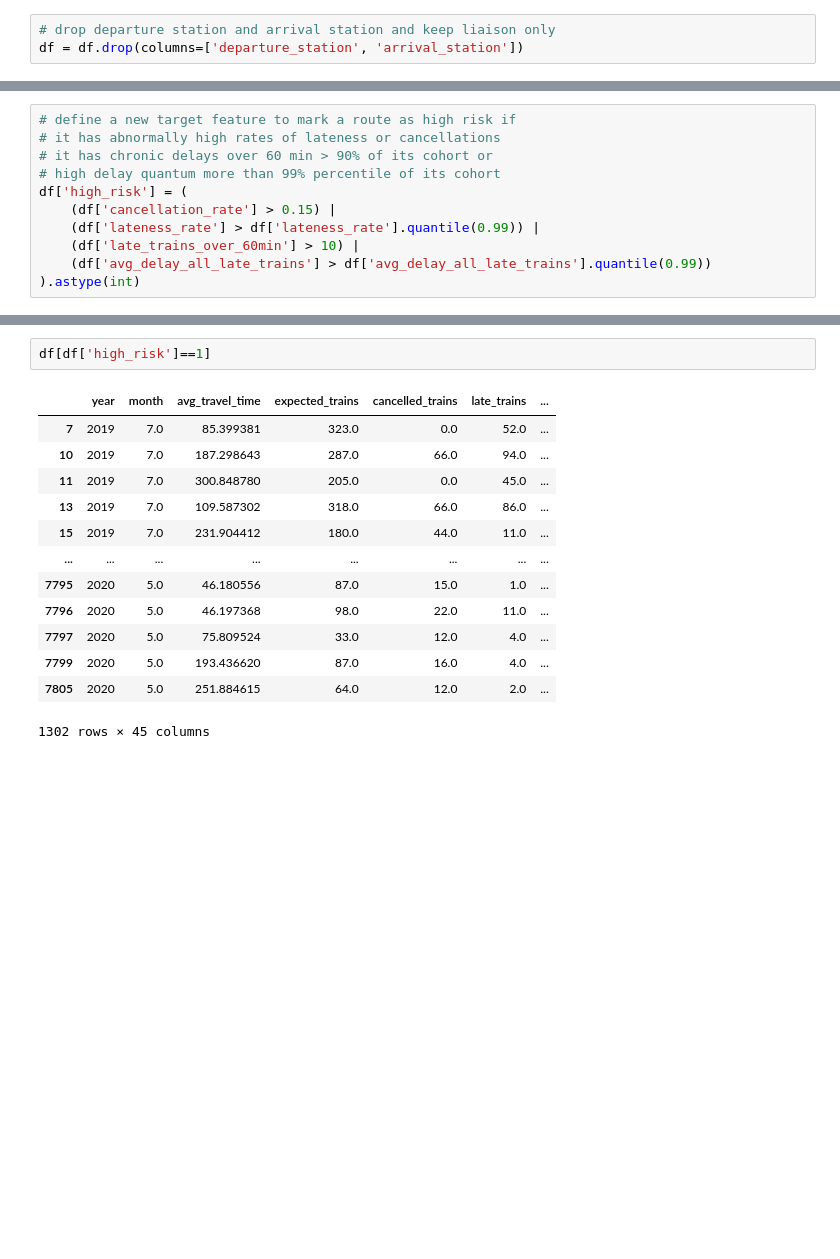
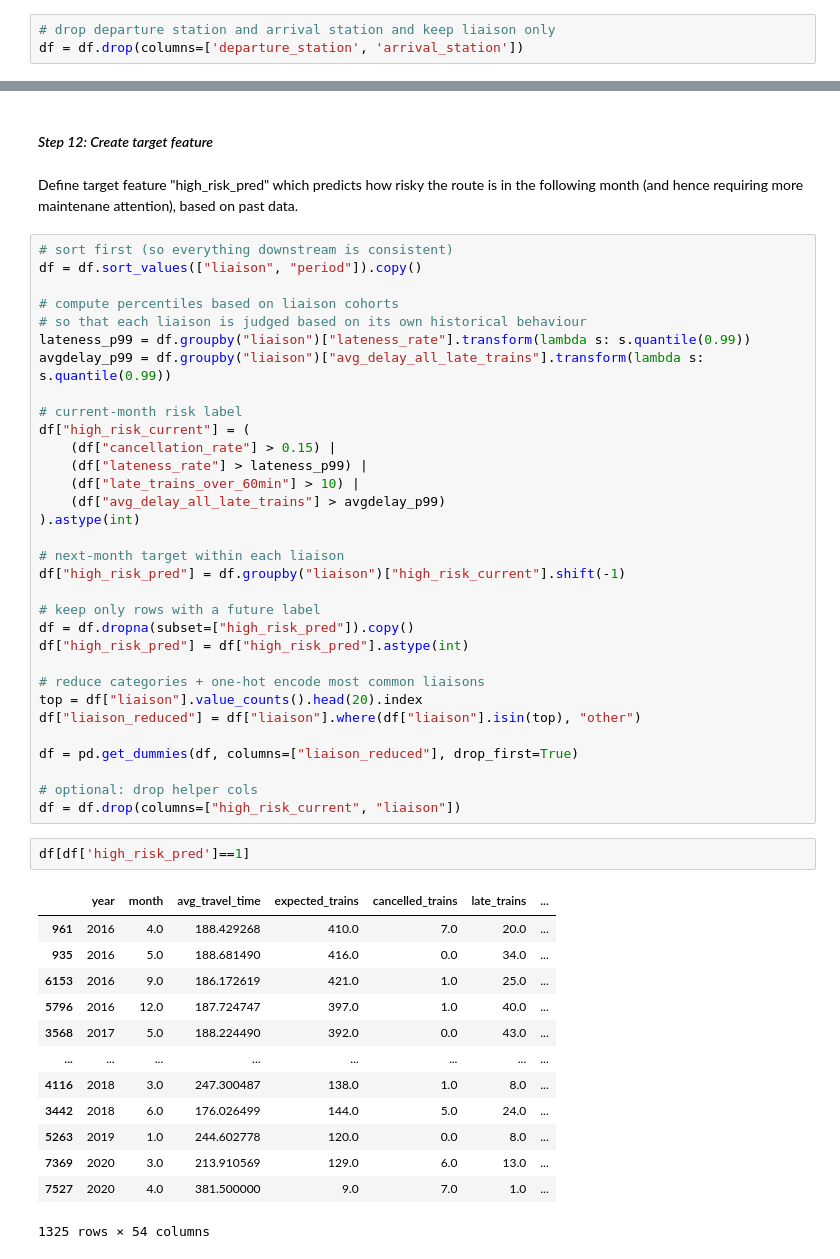
Before and after one commit to fangwan90/HaaS_Git, a Jupyter notebook: Capstone/Capstone.ipynb, the cells around one changed output, grey strips where cells are left out. Cells and saved outputs as stored; diff of their text form; blank space fills up the shorter version.

```diff
--- a/Capstone/Capstone.ipynb
+++ b/Capstone/Capstone.ipynb
@@ -650,11 +650,0 @@ df.drop(columns=['liaison'], inplace=True)
-# %%
-# define a new target feature to mark a route as high risk if
-# it has abnormally high rates of lateness or cancellations
-# it has chronic delays over 60 min > 90% of its cohort or
-# high delay quantum more than 99% percentile of its cohort
-df['high_risk'] = (
-    (df['cancellation_rate'] > 0.15) |
-    (df['lateness_rate'] > df['lateness_rate'].quantile(0.99)) |
-    (df['late_trains_over_60min'] > 10) |
-    (df['avg_delay_all_late_trains'] > df['avg_delay_all_late_trains'].quantile(0.99))
-).astype(int)
@@ -661,19 +702,55 @@ df['high_risk'] = (
+# %% [markdown]
+#### _Step 12: Create target feature_
+# %% [markdown]
+Define target feature "high_risk_pred" which predicts how risky the route is in the following month (and hence requiring more maintenane attention), based on past data.
+# %%
+# sort first (so everything downstream is consistent)
+df = df.sort_values(["liaison", "period"]).copy()
+
+# compute percentiles based on liaison cohorts
+# so that each liaison is judged based on its own historical behaviour
+lateness_p99 = df.groupby("liaison")["lateness_rate"].transform(lambda s: s.quantile(0.99))
+avgdelay_p99 = df.groupby("liaison")["avg_delay_all_late_trains"].transform(lambda s: s.quantile(0.99))
+
+# current-month risk label
+df["high_risk_current"] = (
+    (df["cancellation_rate"] > 0.15) |
+    (df["lateness_rate"] > lateness_p99) |
+    (df["late_trains_over_60min"] > 10) |
+    (df["avg_delay_all_late_trains"] > avgdelay_p99)
+).astype(int)
+
+# next-month target within each liaison
+df["high_risk_pred"] = df.groupby("liaison")["high_risk_current"].shift(-1)
+
+# keep only rows with a future label
+df = df.dropna(subset=["high_risk_pred"]).copy()
+df["high_risk_pred"] = df["high_risk_pred"].astype(int)
+
+# reduce categories + one-hot encode most common liaisons
+top = df["liaison"].value_counts().head(20).index
+df["liaison_reduced"] = df["liaison"].where(df["liaison"].isin(top), "other")
+
+df = pd.get_dummies(df, columns=["liaison_reduced"], drop_first=True)
+
+# optional: drop helper cols
+df = df.drop(columns=["high_risk_current", "liaison"])
 # %%
-df[df['high_risk']==1]
+df[df['high_risk_pred']==1]
 # %% [output]
 |  | year | month | avg_travel_time | expected_trains | cancelled_trains | late_trains | ... |
-| 7 | 2019 | 7.0 | 85.399381 | 323.0 | 0.0 | 52.0 | ... |
-| 10 | 2019 | 7.0 | 187.298643 | 287.0 | 66.0 | 94.0 | ... |
-| 11 | 2019 | 7.0 | 300.848780 | 205.0 | 0.0 | 45.0 | ... |
-| 13 | 2019 | 7.0 | 109.587302 | 318.0 | 66.0 | 86.0 | ... |
-| 15 | 2019 | 7.0 | 231.904412 | 180.0 | 44.0 | 11.0 | ... |
+| 961 | 2016 | 4.0 | 188.429268 | 410.0 | 7.0 | 20.0 | ... |
+| 935 | 2016 | 5.0 | 188.681490 | 416.0 | 0.0 | 34.0 | ... |
+| 6153 | 2016 | 9.0 | 186.172619 | 421.0 | 1.0 | 25.0 | ... |
+| 5796 | 2016 | 12.0 | 187.724747 | 397.0 | 1.0 | 40.0 | ... |
+| 3568 | 2017 | 5.0 | 188.224490 | 392.0 | 0.0 | 43.0 | ... |
 | ... | ... | ... | ... | ... | ... | ... | ... |
-| 7795 | 2020 | 5.0 | 46.180556 | 87.0 | 15.0 | 1.0 | ... |
-| 7796 | 2020 | 5.0 | 46.197368 | 98.0 | 22.0 | 11.0 | ... |
-| 7797 | 2020 | 5.0 | 75.809524 | 33.0 | 12.0 | 4.0 | ... |
-| 7799 | 2020 | 5.0 | 193.436620 | 87.0 | 16.0 | 4.0 | ... |
-| 7805 | 2020 | 5.0 | 251.884615 | 64.0 | 12.0 | 2.0 | ... |
+| 4116 | 2018 | 3.0 | 247.300487 | 138.0 | 1.0 | 8.0 | ... |
+| 3442 | 2018 | 6.0 | 176.026499 | 144.0 | 5.0 | 24.0 | ... |
+| 5263 | 2019 | 1.0 | 244.602778 | 120.0 | 0.0 | 8.0 | ... |
+| 7369 | 2020 | 3.0 | 213.910569 | 129.0 | 6.0 | 13.0 | ... |
+| 7527 | 2020 | 4.0 | 381.500000 | 9.0 | 7.0 | 1.0 | ... |
-1302 rows × 45 columns
+1325 rows × 54 columns
 # %%
 df.info()
 # %% [output]
```
Also changed, not shown: parts of 62 cells of this notebook.
